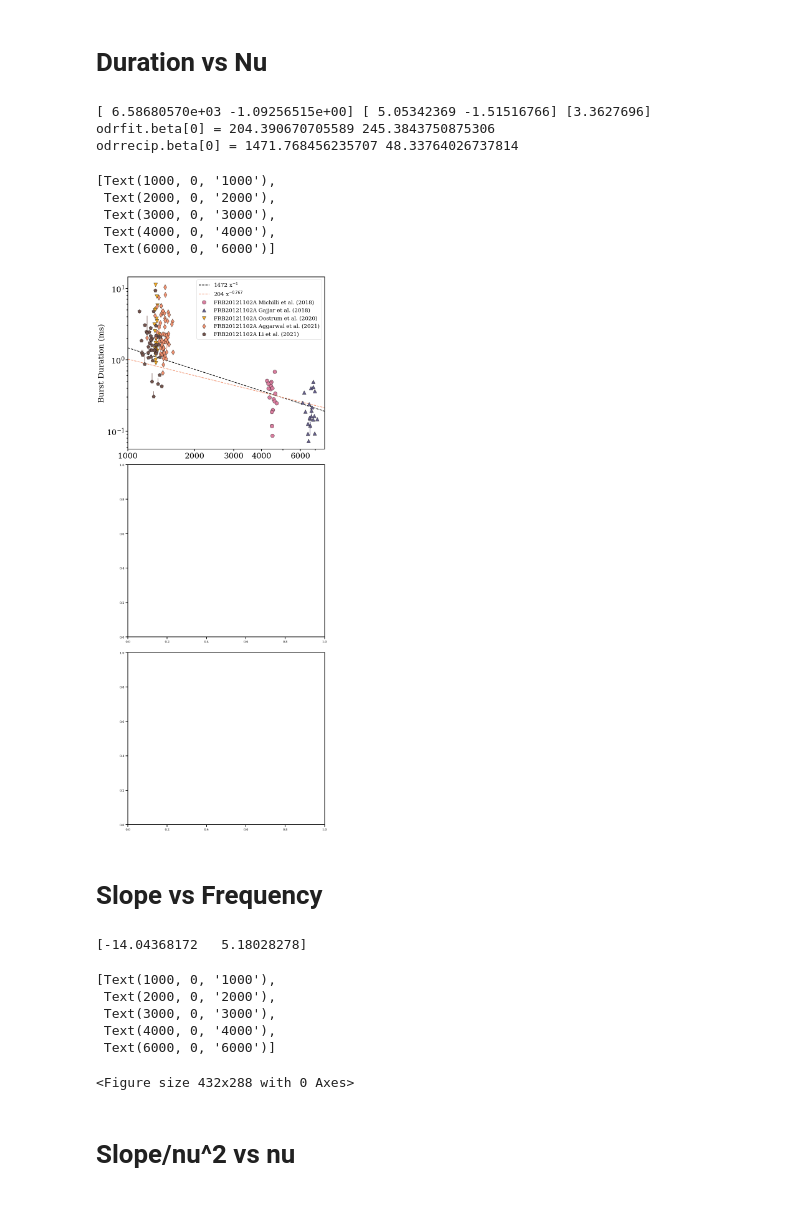
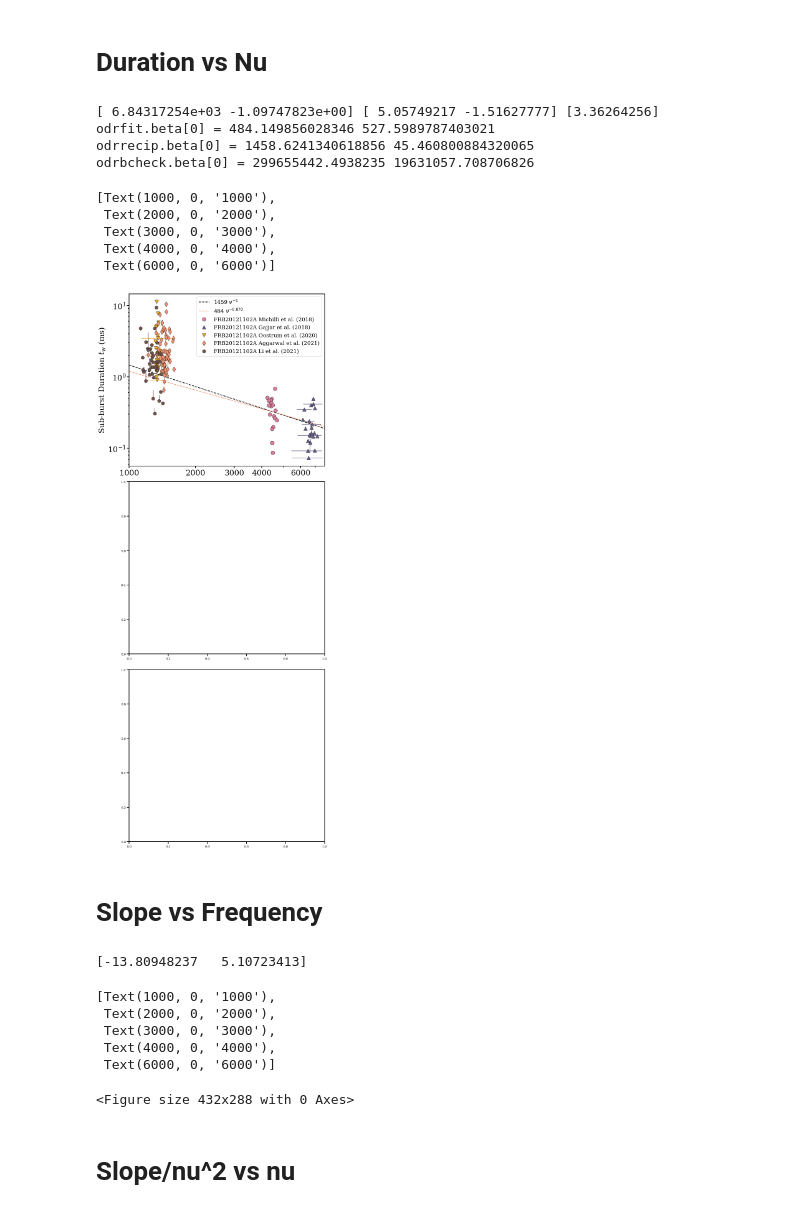
Before and after one commit to mef51/frbgui, a Jupyter notebook: PaperFigures.ipynb, the cells around one changed output. Drawn from its saved outputs; the diff is of its cells as text; code cells hidden in the pictures.

Commit message:
compute center freq error, figures changes, add band limits, fix errors used

```diff
--- a/PaperFigures.ipynb
+++ b/PaperFigures.ipynb
@@ -1196,8 +1196,8 @@ from datetime import datetime
 datestr = datetime.now().strftime('%b%d')
 propfigure, propaxs = plt.subplots(3, 1, figsize=(10.5, 25), facecolor='w')
 
-ax = plotframes(frames, 'center_f', 'tau_w_ms', xlabel="", ylabel="Burst Duration (ms)", labels=labels,
-                logscale=[True, True], yerrf=lambda f: driftlaw.limitedDMrangeerror(f)[0], fontsize=25, ax=propaxs[0])
+ax = plotframes(frames, 'center_f', 'tau_w_ms', xlabel="", ylabel="Sub-burst Duration $t_{w}$ (ms)", labels=labels,
+                logscale=[True, True], xerrf=lambda f: f['center_f_err'], yerrf=lambda f: driftlaw.limitedDMrangeerror(f)[0], fontsize=25, ax=propaxs[0])
 alldfs = pd.concat([frame for frame in frames])
 ey = driftlaw.rangeerror(alldfs)[0]
 sigma = (alldfs['tau_w_ms'] + (ey[0][0]+ey[0][1])/2 ) / alldfs['tau_w_ms']
@@ -1210,45 +1210,55 @@ log_p,   pcov = scipy.optimize.curve_fit(lambda x, a, n: a + n*x, np.log10(alldf
 print(popt, log_p, logrecip_p)
 
 odrmodel = scipy.odr.Model(lambda B, x: B[0]*x**B[1])
-sx = alldfs['f_res (mhz)']/np.sqrt(12)
+sx = alldfs['center_f_err']
 odrdata = scipy.odr.RealData(alldfs['center_f'], alldfs['tau_w_ms'], sx=sx, sy=driftlaw.limitedDMrangeerror_odr(alldfs)[0])
 odrjob = scipy.odr.ODR(odrdata, odrmodel, beta0=[3, -1])
 odrjob.set_job(fit_type=0)
 odrfit = odrjob.run()
 print(f"{odrfit.beta[0] = } {odrfit.sd_beta[0]}")
 
-odrmodel = scipy.odr.Model(lambda B, x: B[0]*x**-1)
+odrmodel = scipy.odr.Model(lambda B, x: B[0]*x**(-1))
 odrdata = scipy.odr.RealData(alldfs['center_f'], alldfs['tau_w_ms'], sx=sx, sy=driftlaw.limitedDMrangeerror_odr(alldfs)[0])
 odrjob = scipy.odr.ODR(odrdata, odrmodel, beta0=[3, -1])
 odrjob.set_job(fit_type=0)
 odrrecip = odrjob.run()
 print(f"{odrrecip.beta[0] = } {odrrecip.sd_beta[0]}")
+
+odrmodel = scipy.odr.Model(lambda B, x: B[0]*x**(-2.5))
+odrdata = scipy.odr.RealData(alldfs['center_f'], alldfs['tau_w_ms'], sx=sx, sy=driftlaw.limitedDMrangeerror_odr(alldfs)[0])
+odrjob = scipy.odr.ODR(odrdata, odrmodel, beta0=[3, -2.5])
+odrjob.set_job(fit_type=0)
+odrbcheck = odrjob.run()
+print(f"{odrbcheck.beta[0] = } {odrbcheck.sd_beta[0]}")
 
 x = np.linspace(1e3, 7.7e3)
 zorder = -2
 # ax.plot(x, (10**log_p[0])*x**log_p[1], 'g', linestyle='--', lw=2, label=f'${(10**log_p[0]):.0f} x^{{{log_p[1]:.3f}}}$', zorder=zorder)
 # ax.plot(x, (10**logrecip_p[0])/x, 'y', linestyle='--', lw=2, label=f'{logrecip_p[0]:.2f} / x', zorder=zorder)
 # ax.plot(x, (popt[0]*x**popt[1]), 'k', linestyle='--', lw=2, label=f'{popt[0]:.2f} x$^{{{popt[1]:.4f}}}$', zorder=zorder)
 # ax.plot(x, (precip[0]*x**-1), 'c', linestyle='--', lw=2, label=f'{precip[0]:.2f} x$^{{-1}}$', zorder=zorder)
-ax.plot(x, (odrrecip.beta[0]*x**odrrecip.beta[1]), 'k', linestyle='--', lw=2, label=f'{odrrecip.beta[0]:.0f} x$^{{-1}}$', zorder=zorder)
-ax.plot(x, (odrfit.beta[0]*x**odrfit.beta[1]), tagColors[3], linestyle='--', lw=2, label=f'{odrfit.beta[0]:.0f} x$^{{{odrfit.beta[1]:.3f}}}$', zorder=zorder)
+ax.plot(x, (odrrecip.beta[0]*x**odrrecip.beta[1]), 'k', linestyle='--', lw=2, label=f'{odrrecip.beta[0]:.0f} $\\nu^{{-1}}$', zorder=zorder)
+ax.plot(x, (odrfit.beta[0]*x**odrfit.beta[1]), tagColors[3], linestyle='--', lw=2, label=f'{odrfit.beta[0]:.0f} $\\nu^{{{odrfit.beta[1]:.3f}}}$', zorder=zorder)
+# ax.plot(x, (odrbcheck.beta[0]*x**odrbcheck.beta[1]), 'k', linestyle='--', lw=2, label=f'{odrbcheck.beta[0]:.0f} $\\nu^{{-2.5}}$', zorder=zorder)
+
 ax.legend(fontsize='xx-large')
 ax.set_xlim(1000, 7700)
 xticks = [1000, 2000, 3000, 4000, 6000]
 ax.set_xticks(xticks)
 ax.set_xticklabels(xticks)
 
 # plt.savefig(f'figures/DurationvFreq_{datestr}.pdf')
 # %% [output]
-[ 6.58680570e+03 -1.09256515e+00] [ 5.05342369 -1.51516766] [3.3627696]
-odrfit.beta[0] = 204.390670705589 245.3843750875306
-odrrecip.beta[0] = 1471.768456235707 48.33764026737814
+[ 6.84317254e+03 -1.09747823e+00] [ 5.05749217 -1.51627777] [3.36264256]
+odrfit.beta[0] = 484.149856028346 527.5989787403021
+odrrecip.beta[0] = 1458.6241340618856 45.460800884320065
+odrbcheck.beta[0] = 299655442.4938235 19631057.708706826
 [Text(1000, 0, '1000'),
  Text(2000, 0, '2000'),
  Text(3000, 0, '3000'),
  Text(4000, 0, '4000'),
  Text(6000, 0, '6000')]
-[figure, old version]
+[figure, new version]
 # %% [markdown]
 # Slope vs Frequency
 # %%
@@ -1259,7 +1269,8 @@ from datetime import datetime
 datestr = datetime.now().strftime('%b%d')
 
 eslope = lambda frame: [np.array([frame['slope_abs'] - frame['lim_slope_min'], frame['lim_slope_max'] - frame['slope_abs']])]
-ax = plotframes(frames, 'center_f', 'slope_abs', labels=None, xlabel="", ylabel="|Slope| (MHz/ms)", logscale=True, yerrf=eslope, fontsize=25, ax=propaxs[1])
+ylabel = 'Sub-burst Slope $\left|\\frac{d\\nu_\\mathrm{obs}}{dt_\\mathrm{D}}\\right|$ (MHz/ms)'
+ax = plotframes(frames, 'center_f', 'slope_abs', labels=None, xlabel="", ylabel=ylabel, logscale=True, xerrf=lambda f: f['center_f_err'], yerrf=eslope, fontsize=25, ax=propaxs[1])
 
 ey = eslope(frame)
 sigma = (frame['slope_abs'] + (ey[0][0]+ey[0][1])/2) / frame['slope_abs']
@@ -1271,7 +1282,7 @@ print(powerpo)
 
 # y = Ax^2
 odrmodel = scipy.odr.Model(lambda B, x: B[0]*x**2)
-sx = alldfs['f_res (mhz)']/np.sqrt(12)
+sx = alldfs['center_f_err']
 sy = np.sqrt(alldfs['red_chisq'])*alldfs['slope error (mhz/ms)']
 # sy = np.maximum(*[alldfs['slope_abs'] - alldfs['lim_slope_min'], alldfs['lim_slope_max'] - alldfs['slope_abs']])
 odrdata = scipy.odr.RealData(alldfs['center_f'], alldfs['slope_abs'], sx=sx, sy=sy)
@@ -1282,7 +1293,7 @@ odrerror = odrfit.sd_beta[0]
 
 # y = Ax^n
 odrmodel = scipy.odr.Model(lambda B, x: B[0]*x**B[1])
-sx = alldfs['f_res (mhz)']/np.sqrt(12)
+sx = alldfs['center_f_err']
 odrdata = scipy.odr.RealData(alldfs['center_f'], alldfs['slope_abs'], sx=sx, sy=np.maximum(driftlaw.rangeerror(alldfs)[1][0][0], driftlaw.rangeerror(alldfs)[1][0][1]))
 odrjob = scipy.odr.ODR(odrdata, odrmodel, beta0=[1, 1])
 odrjob.set_job(fit_type=0)
@@ -1302,9 +1313,9 @@ odrerror2 = odrfit2.sd_beta[0]
 # ax.plot(x, (quadpo[0])*x**2, 'b', linestyle='--', lw=2, label=f'${{{quadpo[0]:.4f}}} x^2$')
 # ax.plot(x, 10**powerpo[0]*(x**powerpo[1]), 'g', linestyle='--', lw=2, label=f'${{{10**powerpo[0]:.2e}}} \cdot x^{{{powerpo[1]:.3f}}}$')
 x = np.linspace(1e3, 7.7e3)
-ax.plot(x, odrfit.beta[0]*x**2, color='k', ls='--', label=f'({odrfit.beta[0]:.1e} $\pm$ {odrerror:.0e}) $x^{{\,2}}$', zorder=-2)
+ax.plot(x, odrfit.beta[0]*x**2, color='k', ls='--', label=f'({odrfit.beta[0]:.1e} $\pm$ {odrerror:.0e}) $\\nu^{{\,2}}$', zorder=-2)
 
-ax.plot(x, odrfit2.beta[0]*x**odrfit2.beta[1], color=tagColors[3], ls='--', label=f'({odrfit2.beta[0]:.1e} $\pm$ {odrerror2:.0e}) $x^{{\,{odrfit2.beta[1]:.3f}}}$', zorder=-2)
+ax.plot(x, odrfit2.beta[0]*x**odrfit2.beta[1], color=tagColors[3], ls='--', label=f'({odrfit2.beta[0]:.1e} $\pm$ {odrerror2:.0e}) $\\nu^{{\,{odrfit2.beta[1]:.3f}}}$', zorder=-2)
 
 ax.legend(fontsize='xx-large', loc='upper left')
 ax.set_xlim(1000, 7700)
@@ -1313,7 +1324,7 @@ ax.set_xticks(xticks)
 ax.set_xticklabels(xticks)
 # plt.savefig(f'figures/SlopevFreq_{datestr}.pdf')
 # %% [output]
-[-14.04368172   5.18028278]
+[-13.80948237   5.10723413]
 [Text(1000, 0, '1000'),
  Text(2000, 0, '2000'),
  Text(3000, 0, '3000'),
```
Also changed, not shown: parts of 9 cells of this notebook, 1 other file.
